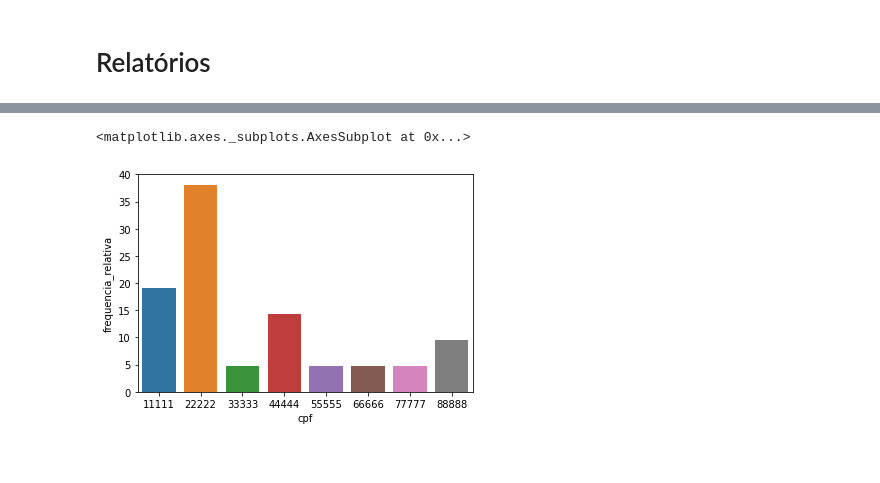
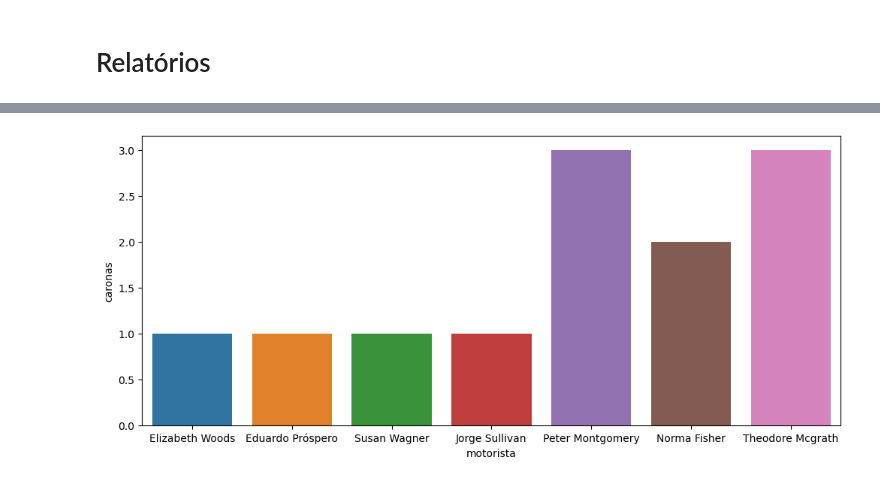
Before and after one commit to bd2023elmv/pathfinder, a Jupyter notebook: arquivos/BD1_Relatorios_Empresa_VA.ipynb, the cells around one changed output, grey strips where cells are left out. Drawn from its saved outputs; the diff is of its cells as text; code cells hidden in the pictures.

Commit message:
Adicionados relatorios com graficos, corrigido ins

```diff
--- a/arquivos/BD1_Relatorios_Empresa_VA.ipynb
+++ b/arquivos/BD1_Relatorios_Empresa_VA.ipynb
@@ -209,5 +59,6 @@ res
-# %%
-sns.barplot(x='cpf',y='frequencia_relativa', data=res)
-# %% [output]
-<matplotlib.axes._subplots.AxesSubplot at 0x...>
-[figure, removed]
+# %%
+plt.figure(figsize = (12, 5))
+sns.barplot(x='motorista', y='caronas', data=relatorio1)
+plt.show()
+# %% [output]
+[figure, added]
```
Also changed, not shown: parts of 27 cells of this notebook, 1 other file.
